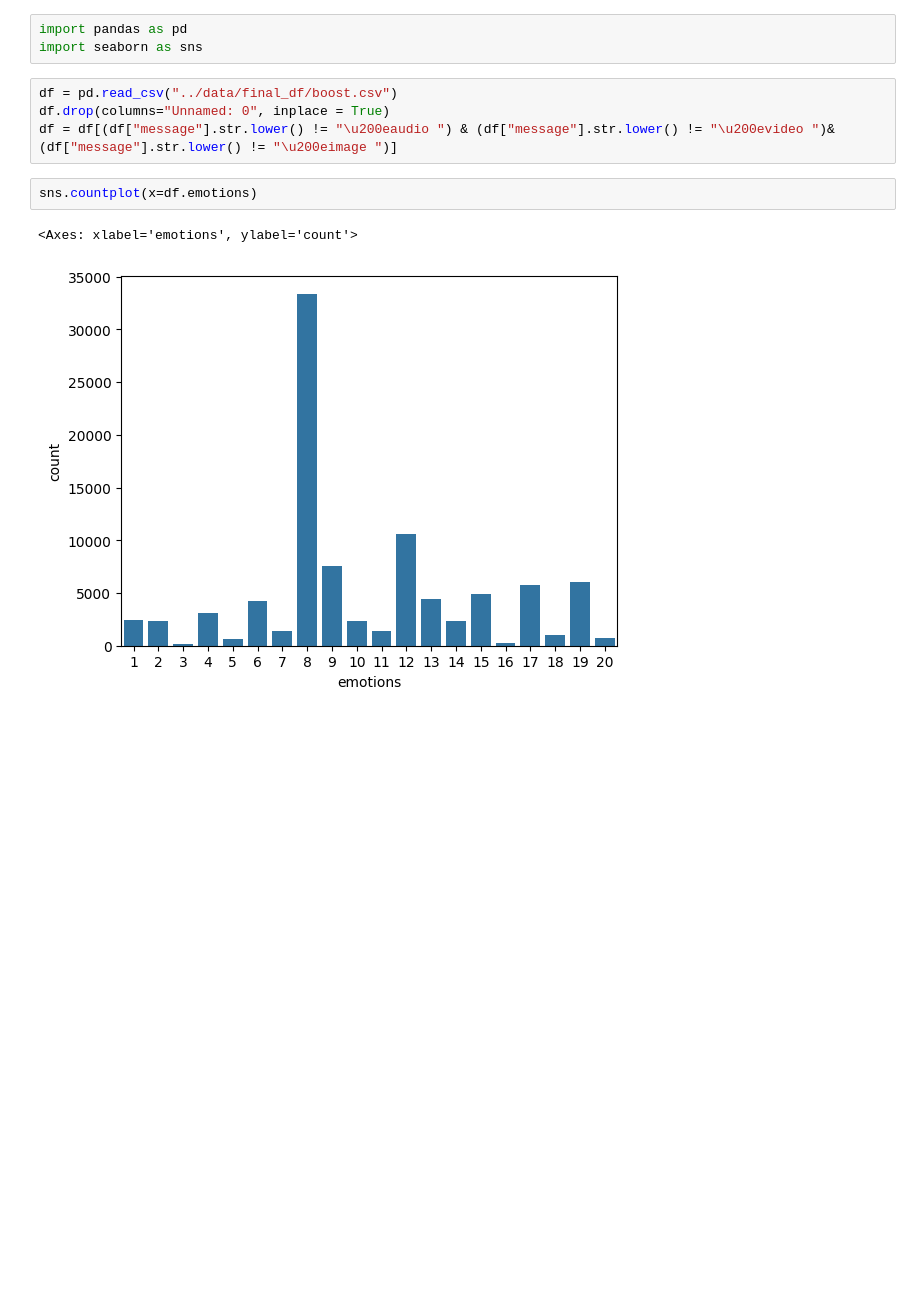
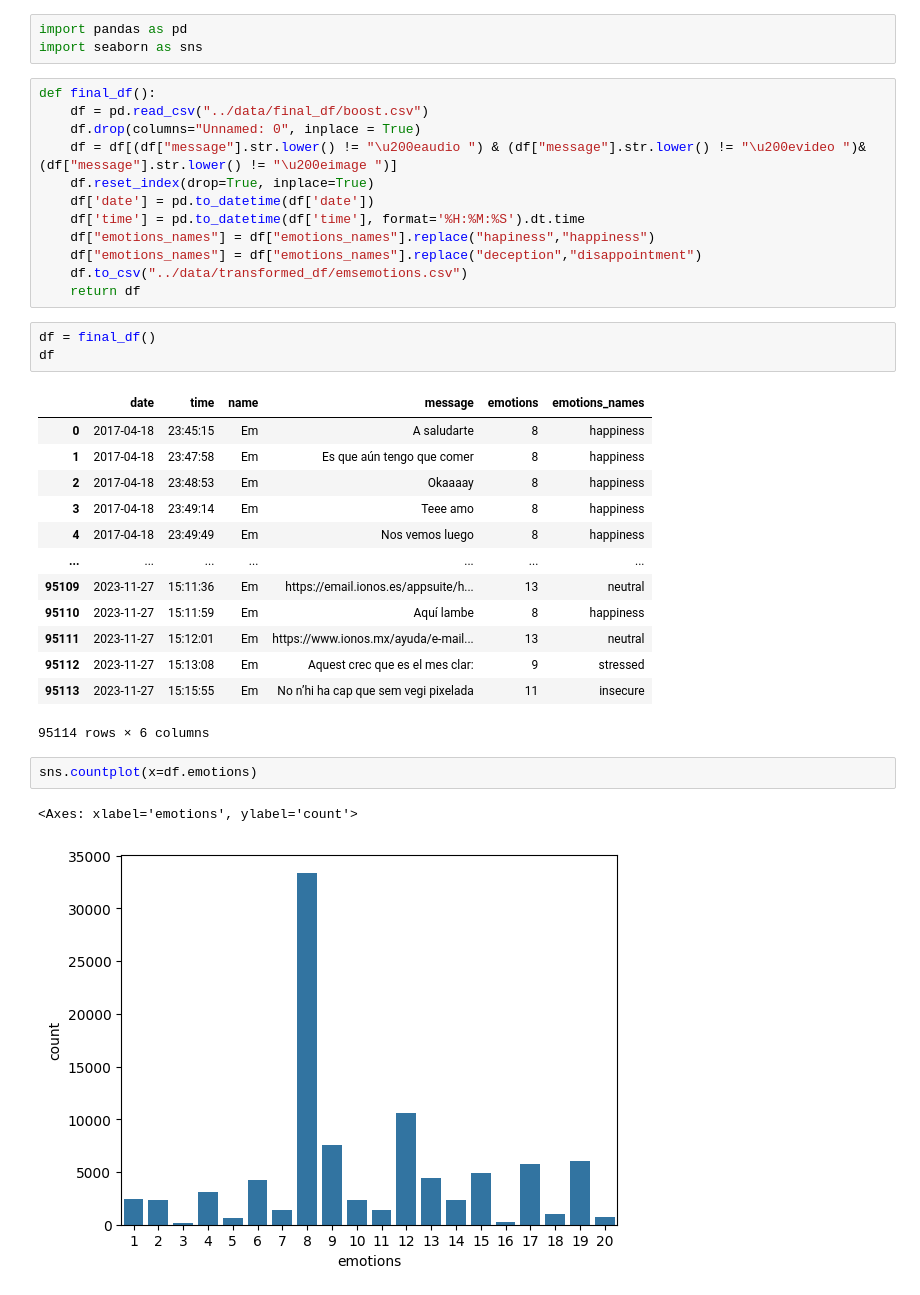
Before and after one commit to emmacunill/Take_Care, a Jupyter notebook: notebooks/transform.ipynb, the cells around one changed output. Drawn from its saved outputs; the diff is of its cells as text; blank space fills up the shorter version.

```diff
--- a/notebooks/transform.ipynb
+++ b/notebooks/transform.ipynb
@@ -2,9 +2,34 @@
 import pandas as pd
 import seaborn as sns
 # %%
-df = pd.read_csv("../data/final_df/boost.csv")
-df.drop(columns="Unnamed: 0", inplace = True)
-df = df[(df["message"].str.lower() != "\u200eaudio ") & (df["message"].str.lower() != "\u200evideo ")& (df["message"].str.lower() != "\u200eimage ")]
+def final_df():
+    df = pd.read_csv("../data/final_df/boost.csv")
+    df.drop(columns="Unnamed: 0", inplace = True)
+    df = df[(df["message"].str.lower() != "\u200eaudio ") & (df["message"].str.lower() != "\u200evideo ")& (df["message"].str.lower() != "\u200eimage ")]
+    df.reset_index(drop=True, inplace=True)
+    df['date'] = pd.to_datetime(df['date'])
+    df['time'] = pd.to_datetime(df['time'], format='%H:%M:%S').dt.time
+    df["emotions_names"] = df["emotions_names"].replace("hapiness","happiness")
+    df["emotions_names"] = df["emotions_names"].replace("deception","disappointment")
+    df.to_csv("../data/transformed_df/emsemotions.csv")
+    return df
+# %%
+df = final_df()
+df
+# %% [output]
+|  | date | time | name | message | emotions | emotions_names |
+| 0 | 2017-04-18 | 23:45:15 | Em | A saludarte | 8 | happiness |
+| 1 | 2017-04-18 | 23:47:58 | Em | Es que aún tengo que comer | 8 | happiness |
+| 2 | 2017-04-18 | 23:48:53 | Em | Okaaaay | 8 | happiness |
+| 3 | 2017-04-18 | 23:49:14 | Em | Teee amo | 8 | happiness |
+| 4 | 2017-04-18 | 23:49:49 | Em | Nos vemos luego | 8 | happiness |
+| ... | ... | ... | ... | ... | ... | ... |
+| 95109 | 2023-11-27 | 15:11:36 | Em | https://email.ionos.es/appsuite/h... | 13 | neutral |
+| 95110 | 2023-11-27 | 15:11:59 | Em | Aquí lambe | 8 | happiness |
+| 95111 | 2023-11-27 | 15:12:01 | Em | https://www.ionos.mx/ayuda/e-mail... | 13 | neutral |
+| 95112 | 2023-11-27 | 15:13:08 | Em | Aquest crec que es el mes clar: | 9 | stressed |
+| 95113 | 2023-11-27 | 15:15:55 | Em | No n’hi ha cap que sem vegi pixelada | 11 | insecure |
+95114 rows × 6 columns
 # %%
 sns.countplot(x=df.emotions)
 # %% [output]
```
Also changed, not shown: parts of 13 cells of this notebook.
